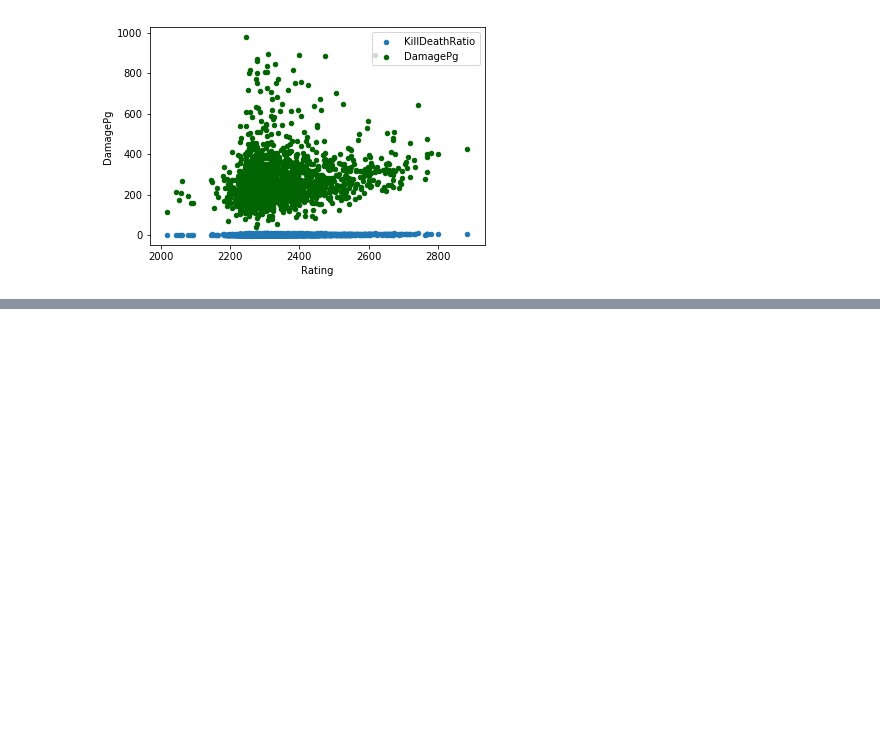
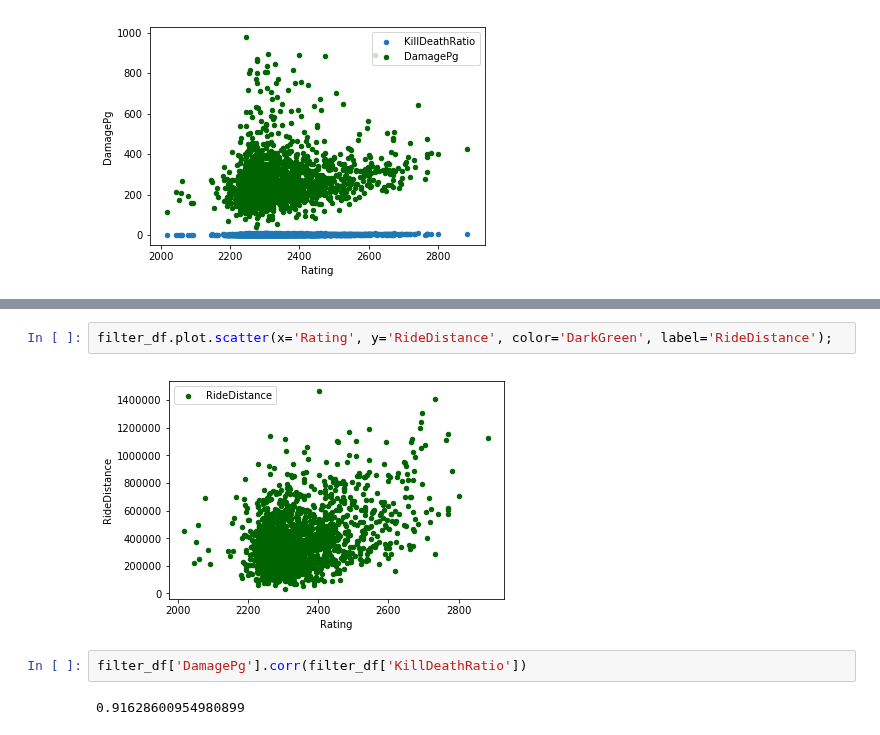
Before and after one commit to jin-yc10/pubg-data, a Jupyter notebook: visualize.ipynb, the cells around one changed output, grey strips where cells are left out. Cells and saved outputs as stored; diff of their text form; blank space fills up the shorter version.

```diff
--- a/visualize.ipynb
+++ b/visualize.ipynb
@@ -64,0 +85,8 @@ filter_df.plot.scatter(x='Rating', y='DamagePg', color='DarkGreen', label='Damag
+# %%
+filter_df.plot.scatter(x='Rating', y='RideDistance', color='DarkGreen', label='RideDistance');
+# %% [output]
+[figure, added]
+# %%
+filter_df['DamagePg'].corr(filter_df['KillDeathRatio'])
+# %% [output]
+0.91628600954980899
```
Also changed, not shown: parts of 4 cells of this notebook, 2 other files.
